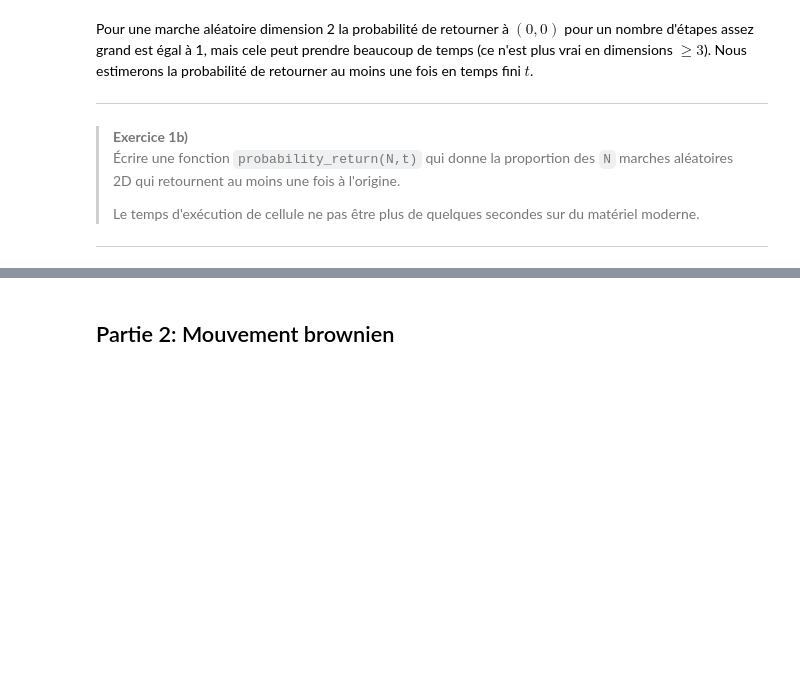
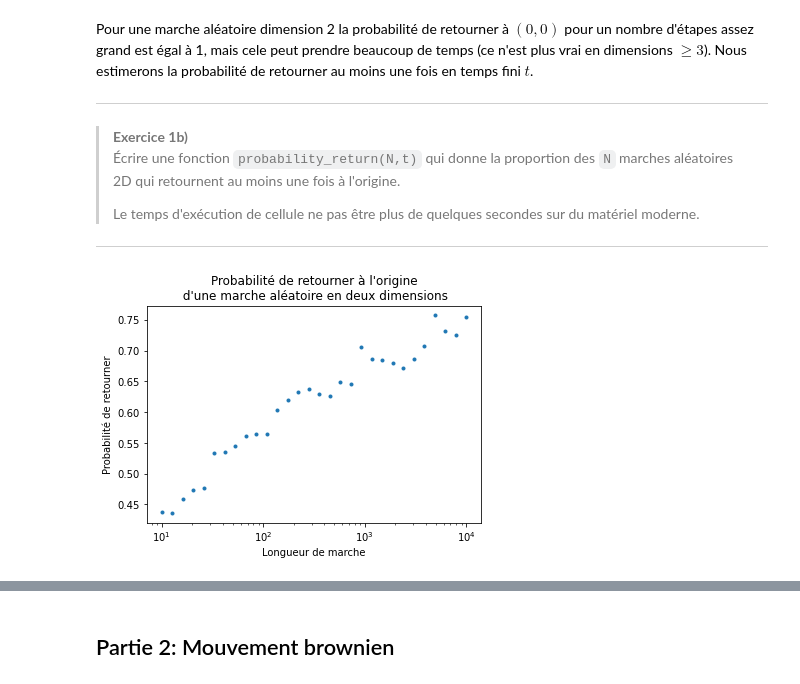
Before and after one commit to RikVoorhaar/probastat2020, a Jupyter notebook: notebooks/programmation2.ipynb, the cells around one changed output, grey strips where cells are left out. Cells and saved outputs as stored; diff of their text form; code cells hidden in the pictures; blank space fills up the shorter version.

```diff
--- a/notebooks/programmation2.ipynb
+++ b/notebooks/programmation2.ipynb
@@ -120,20 +132,23 @@ _____
 # %%
 %%time
 def probability_return(N,t):
     """Calculer la proportion des `N` marches aléatoires de longueur `t`
     qui retournent à l'origine.
     """
 
     x,y = random_walk2d(N,t)
 
-    # INSÉREZ VOTRE CODE ICI
-
+    # BEGIN SOLUTION
+    return np.mean(np.sum((x==0)&(y==0),axis=1)>0)
+    # END SOLUTION
 
 times = np.logspace(1,4,30)
 return_fracs = [probability_return(1000,int(t)) for t in times]
 plt.xscale('log')
 plt.plot(times,return_fracs,'.')
 plt.title('Probabilité de retourner à l\'origine\n d\'une marche aléatoire en deux dimensions')
 plt.xlabel('Longueur de marche')
 plt.ylabel('Probabilité de retourner')
 plt.show()
+# %% [output]
+[figure, added]
```
Also changed, not shown: parts of 10 cells of this notebook, 1 other file.
